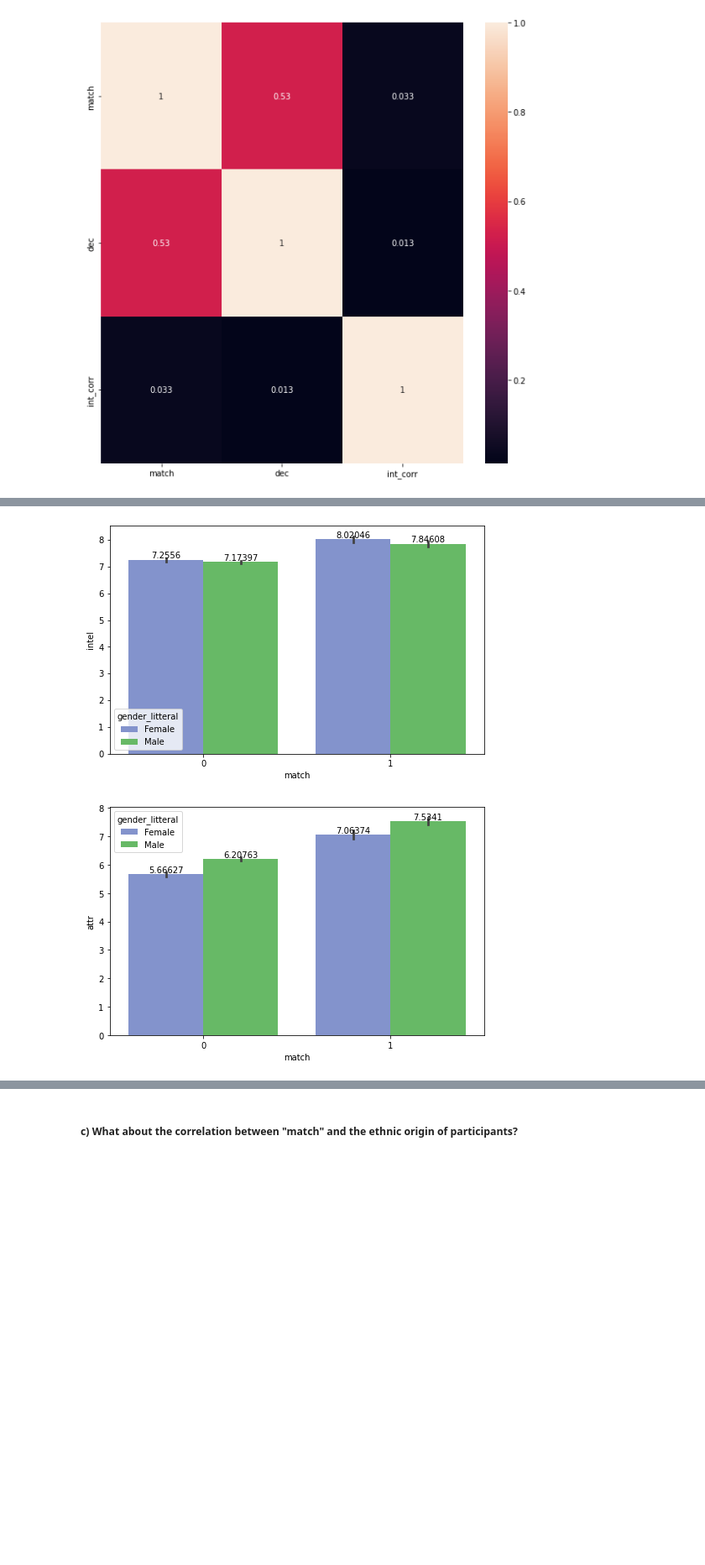
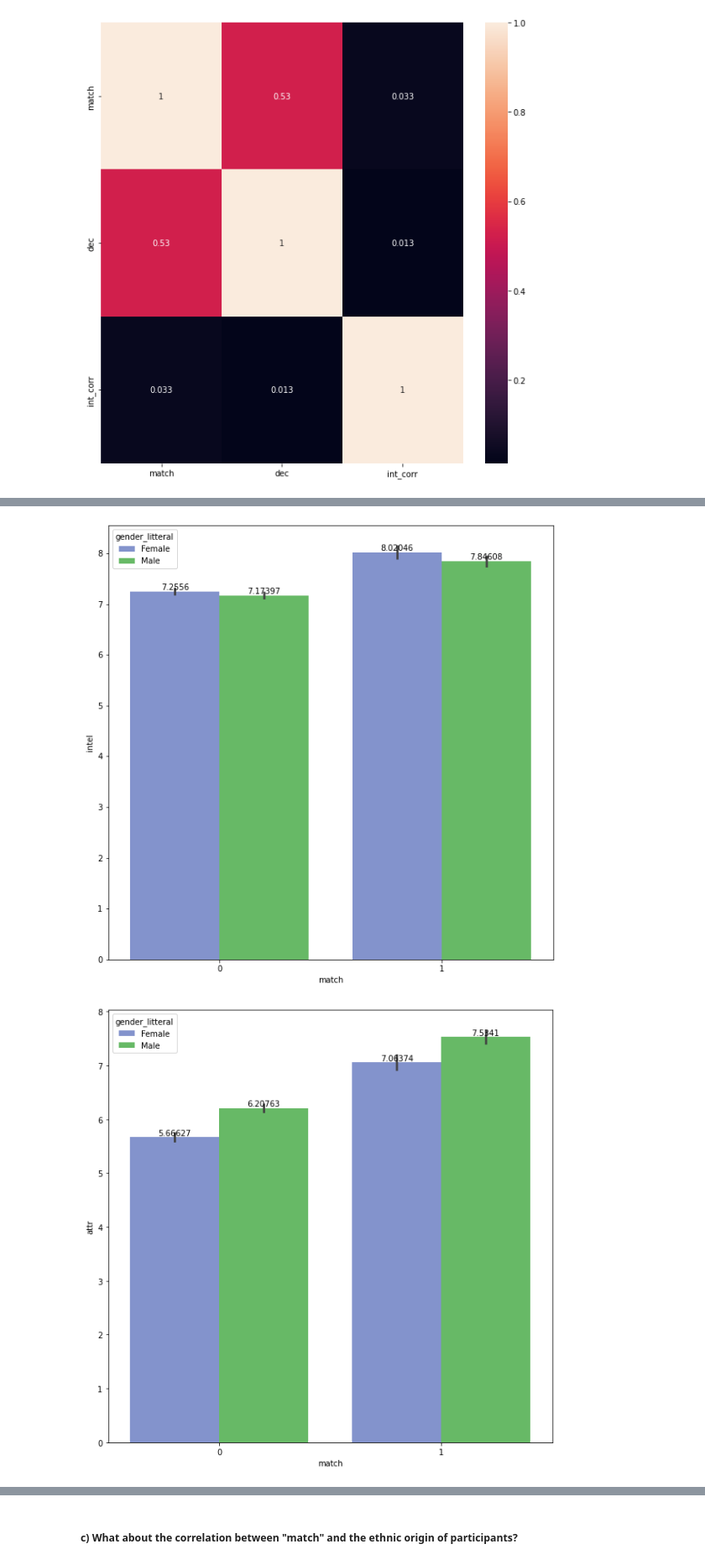
Before and after one commit to christophe-derache/certification35288_bloc2-speed_dating_project, a Jupyter notebook: DERACHE_Projet_Speed_Dating.ipynb.ipynb, the cells around one changed output, grey strips where cells are left out. Shown at 84% size. Cells and saved outputs as stored; diff of their text form; code cells hidden in the pictures; blank space fills up the shorter version.

Commit message:
improv graph + readme

```diff
--- a/DERACHE_Projet_Speed_Dating.ipynb.ipynb
+++ b/DERACHE_Projet_Speed_Dating.ipynb.ipynb
@@ -473,3 +484,20 @@ for container in ax.containers:
 plt.show()
 # %% [output]
 [figure]
+# %%
+df_prob_10 = df[df['prob']==10]
+# %%
+plt.figure(figsize=(8,5))
+plt.title('Match count when probability rate = 10')
+
+ax= sns.countplot(
+    data=df_prob_10,
+    x='match',
+    hue='gender_litteral',
+    palette=['#778cd8','#59c758'],
+)
+
+for container in ax.containers:
+    ax.bar_label(container)
+
+plt.show()
@@ -501,5 +522,4 @@ Index(['iid', 'gender', 'partner', 'pid', 'match', 'int_corr', 'samerace',
 # %%
-df_match_rates = df[['match', 'gender', 'intel', 'attr', 'fun', 'shar', 'amb', 'samerace', 'gender_litteral']]
+df_match_rates = df[['match', 'gender', 'order', 'sinc', 'intel', 'attr', 'fun', 'shar', 'amb', 'samerace', 'gender_litteral']]
 df_match_0_rates = df_match_rates[df_match_rates['match']==0]
 df_match_1_rates = df_match_rates[df_match_rates['match']==1]
-df_match_1_rates.shape
@@ -508,5 +526,5 @@ df_match_1_rates.shape
 # %%
-list_to_plot = ['intel', 'attr', 'fun', 'shar', 'amb']
+list_to_plot = ['intel', 'sinc', 'attr', 'fun', 'shar', 'amb']
 
 for value in list_to_plot:
 
@@ -527,23 +546,23 @@ for value in list_to_plot:
 # %%
 list_to_plot = ['intel', 'attr', 'fun', 'shar', 'amb']
 
 
 
 for value in list_to_plot:
-    plt.figure(figsize=(8,5))
+    plt.figure(figsize=(10,10))
 
     ax= sns.barplot(
         data=df_match_rates,
         x='match',
         y=value,
         hue='gender_litteral',
         palette=['#778cd8','#59c758'],
     )
 
     for container in ax.containers:
         ax.bar_label(container)
 
     plt.show()
 # %% [output]
-[figure, old version]
+[figure, new version]
-[figure, old version]
+[figure, new version]
```
Also changed, not shown: parts of 19 cells of this notebook, 2 other files.
